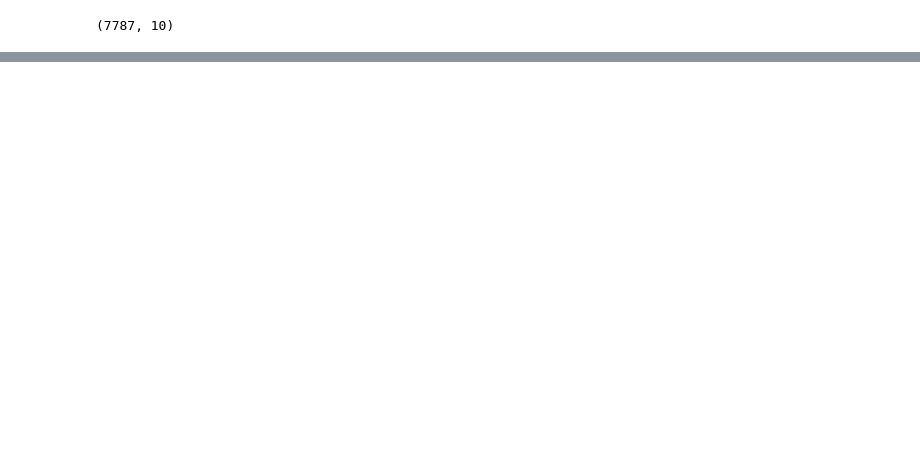
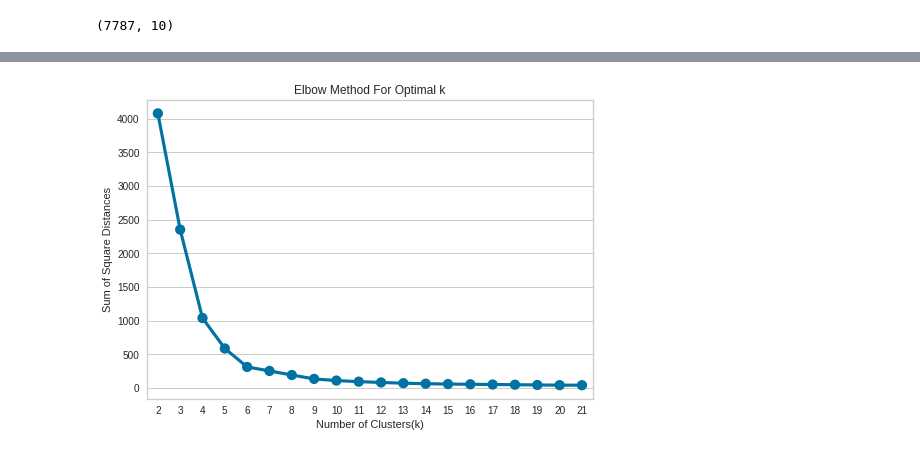
Before and after one commit to rubeshajith/NETFLIX-MOVIES-AND-TV-SHOWS-CLUSTERING, a Jupyter notebook: NETFLIX_MOVIES_AND_TV_SHOWS_CLUSTERING.ipynb, the cells around one changed output, grey strips where cells are left out. Saved outputs shown, nothing was run; the diff lists cells and outputs as text; code cells hidden in the pictures; blank space fills up the shorter version.

```diff
--- a/NETFLIX_MOVIES_AND_TV_SHOWS_CLUSTERING.ipynb
+++ b/NETFLIX_MOVIES_AND_TV_SHOWS_CLUSTERING.ipynb
@@ -1957,16 +1987,18 @@ visualizer.show()
 # %%
 sum_of_sq_dist = {}
 for k in range(2,22):
     km = KMeans(n_clusters= k, init= 'k-means++', max_iter= 1000)
-    km = km.fit(X_transformed)
+    km = km.fit(X)
     sum_of_sq_dist[k] = km.inertia_
 
 #Plot the graph for the sum of square distance values and Number of Clusters
 sns.pointplot(x = list(sum_of_sq_dist.keys()), y = list(sum_of_sq_dist.values()))
 plt.xlabel('Number of Clusters(k)')
 plt.ylabel('Sum of Square Distances')
 plt.title('Elbow Method For Optimal k')
 plt.show()
+# %% [output]
+[figure, added]
 # %%
 from yellowbrick.cluster import SilhouetteVisualizer
 from sklearn.metrics import silhouette_score, silhouette_samples
```
Also changed, not shown: parts of 27 cells of this notebook.
